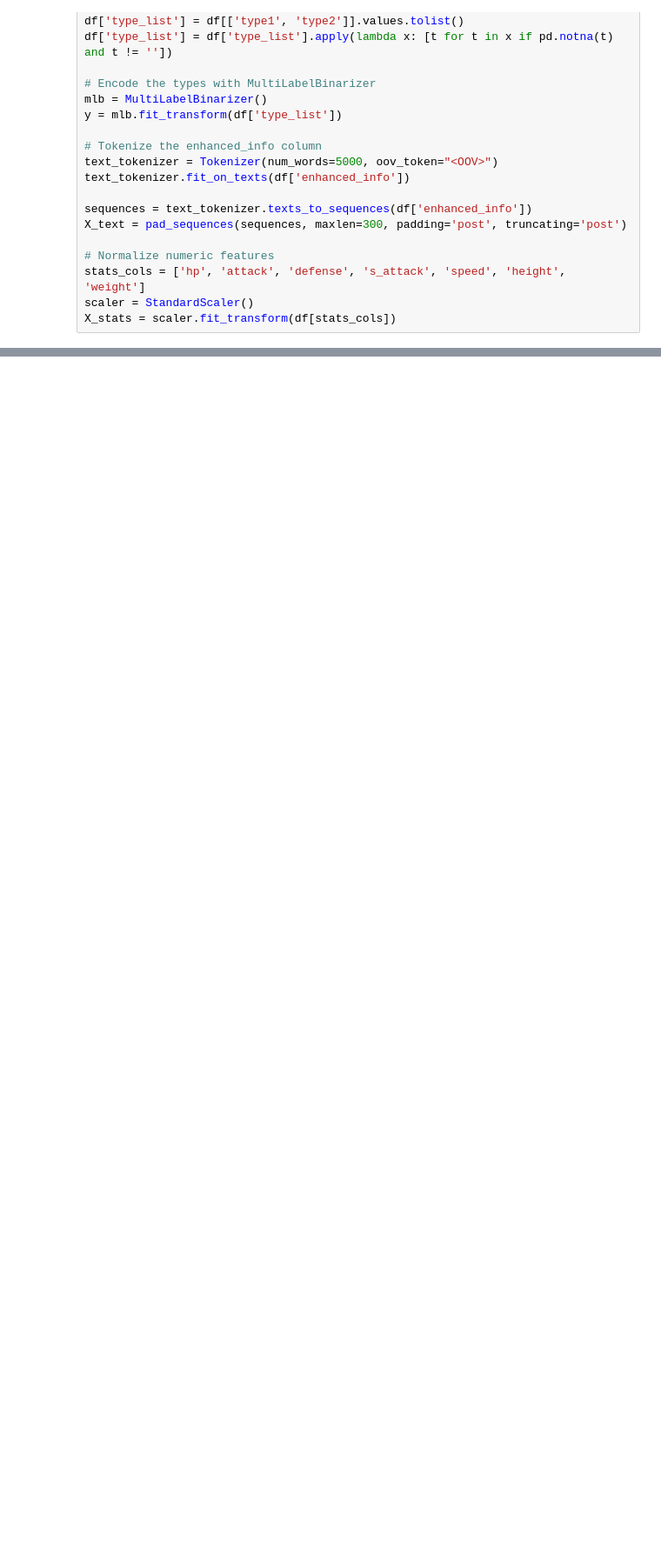
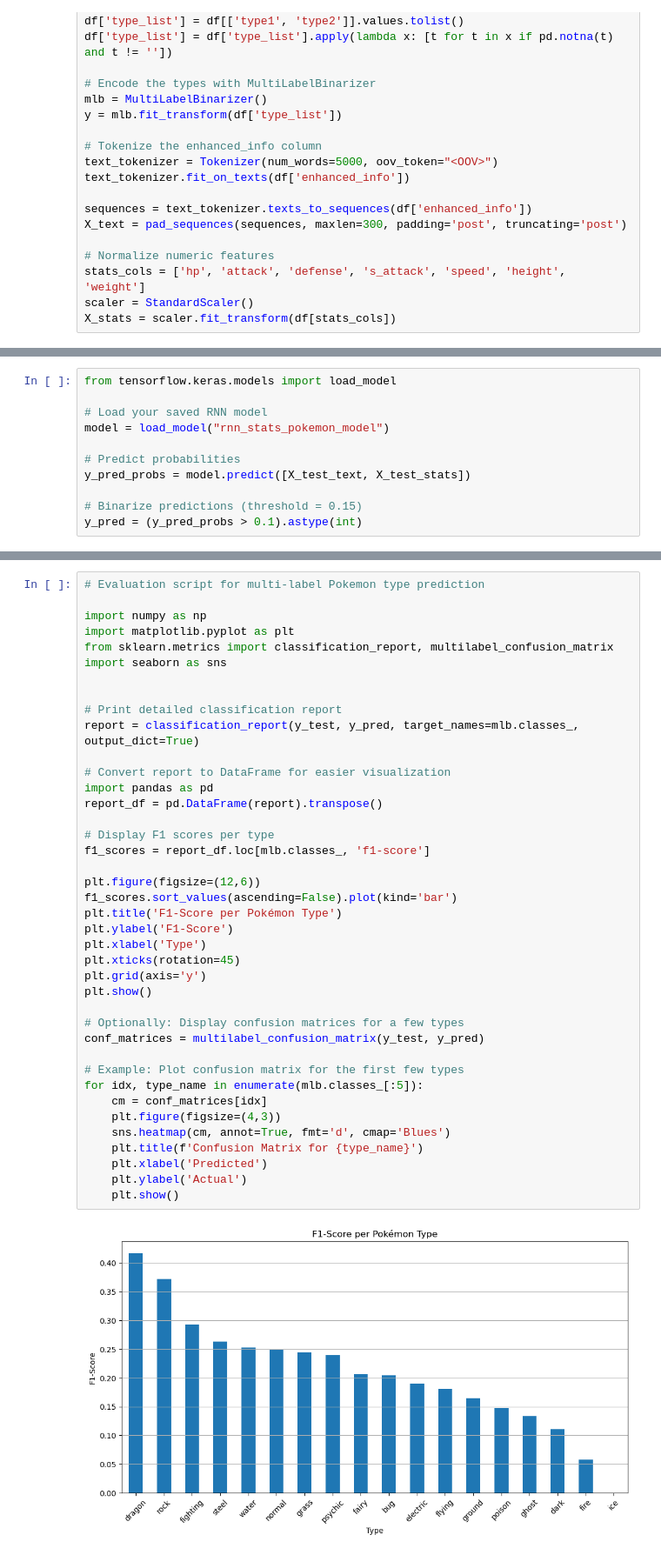
Before and after one commit to Rikkayyy/COSC4337-PokemonTypePredictor, a Jupyter notebook: Model/RNN.ipynb, the cells around one changed output, grey strips where cells are left out. Shown at 87% size. Drawn from its saved outputs; the diff is of its cells as text; blank space fills up the shorter version.

Commit message:
attempting to improve RNN model

```diff
--- a/Model/RNN.ipynb
+++ b/Model/RNN.ipynb
@@ -87,0 +90,11 @@ PermissionDeniedError: /mnt; Read-only file system
+# %%
+from tensorflow.keras.models import load_model
+
+# Load your saved RNN model
+model = load_model("rnn_stats_pokemon_model")
+
+# Predict probabilities
+y_pred_probs = model.predict([X_test_text, X_test_stats])
+
+# Binarize predictions (threshold = 0.15)
+y_pred = (y_pred_probs > 0.1).astype(int)
@@ -87,0 +103,42 @@ PermissionDeniedError: /mnt; Read-only file system
+# %%
+# Evaluation script for multi-label Pokemon type prediction
+
+import numpy as np
+import matplotlib.pyplot as plt
+from sklearn.metrics import classification_report, multilabel_confusion_matrix
+import seaborn as sns
+
+
+# Print detailed classification report
+report = classification_report(y_test, y_pred, target_names=mlb.classes_, output_dict=True)
+
+# Convert report to DataFrame for easier visualization
+import pandas as pd
+report_df = pd.DataFrame(report).transpose()
+
+# Display F1 scores per type
+f1_scores = report_df.loc[mlb.classes_, 'f1-score']
+
+plt.figure(figsize=(12,6))
+f1_scores.sort_values(ascending=False).plot(kind='bar')
+plt.title('F1-Score per Pokémon Type')
+plt.ylabel('F1-Score')
+plt.xlabel('Type')
+plt.xticks(rotation=45)
+plt.grid(axis='y')
+plt.show()
+
+# Optionally: Display confusion matrices for a few types
+conf_matrices = multilabel_confusion_matrix(y_test, y_pred)
+
+# Example: Plot confusion matrix for the first few types
+for idx, type_name in enumerate(mlb.classes_[:5]):
+    cm = conf_matrices[idx]
+    plt.figure(figsize=(4,3))
+    sns.heatmap(cm, annot=True, fmt='d', cmap='Blues')
+    plt.title(f'Confusion Matrix for {type_name}')
+    plt.xlabel('Predicted')
+    plt.ylabel('Actual')
+    plt.show()
+# %% [output]
+[figure, added]
```
Also changed, not shown: parts of 6 cells of this notebook, 6 other files.
